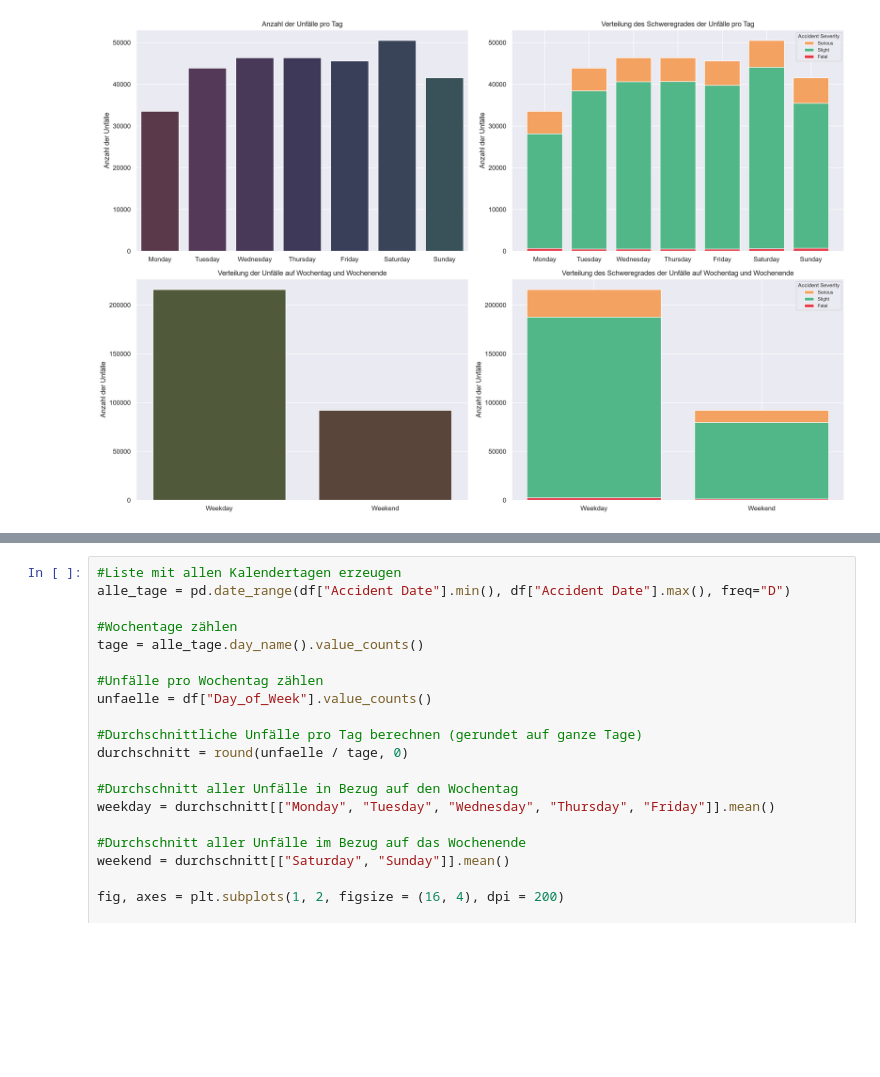
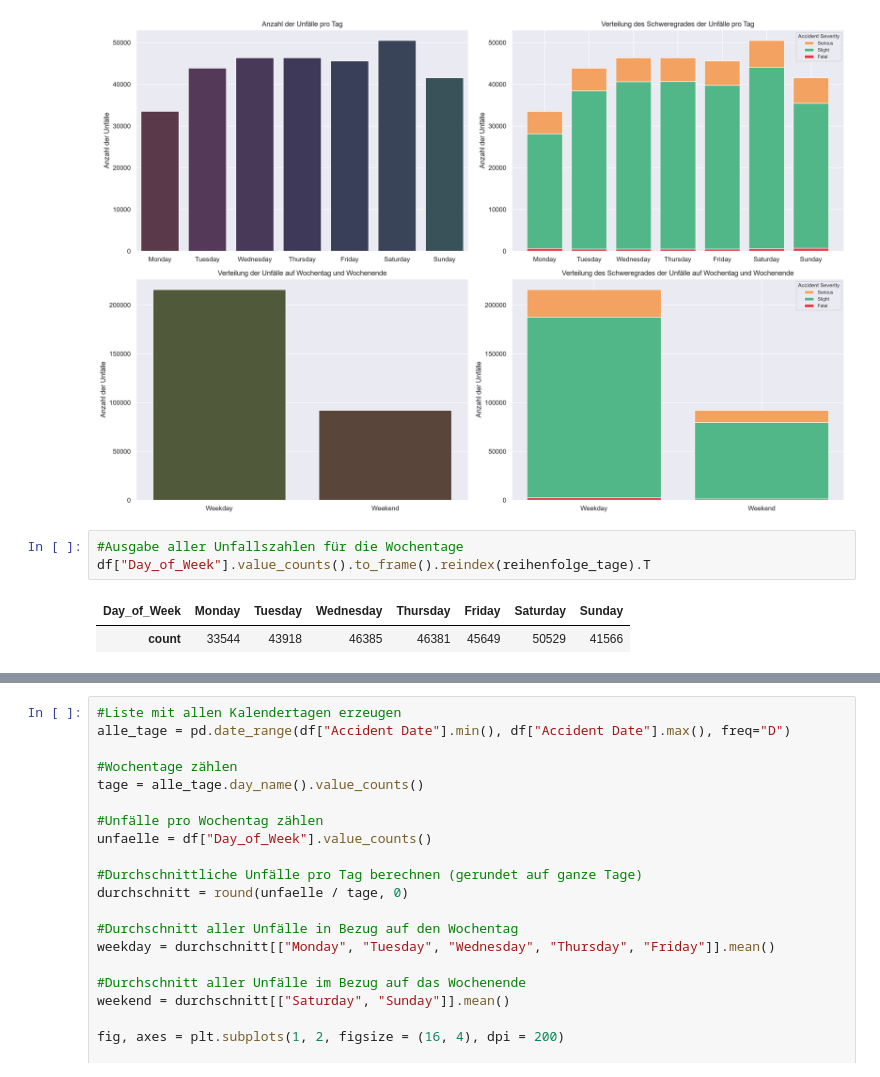
Before and after one commit to DamianM0N/Road-Accident-Dataset-deskriptive-Analyse, a Jupyter notebook: Projekt.ipynb, the cells around one changed output, grey strips where cells are left out. Drawn from its saved outputs; the diff is of its cells as text; blank space fills up the shorter version.

```diff
--- a/Projekt.ipynb
+++ b/Projekt.ipynb
@@ -596,3 +619,9 @@ plt.tight_layout()
 plt.show()
 # %% [output]
 [figure]
+# %%
+#Ausgabe aller Unfallszahlen für die Wochentage
+df["Day_of_Week"].value_counts().to_frame().reindex(reihenfolge_tage).T
+# %% [output]
+| Day_of_Week | Monday | Tuesday | Wednesday | Thursday | Friday | Saturday | Sunday |
+| count | 33544 | 43918 | 46385 | 46381 | 45649 | 50529 | 41566 |
```
Also changed, not shown: parts of 17 cells of this notebook.
